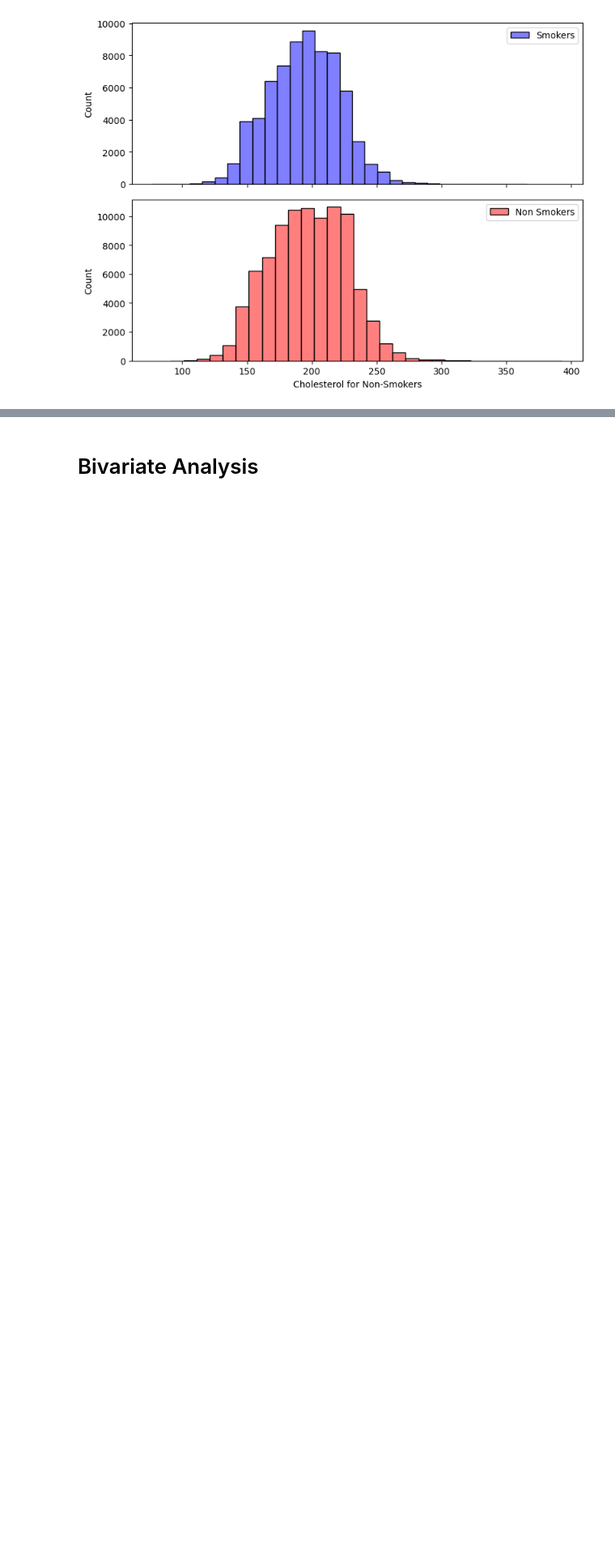
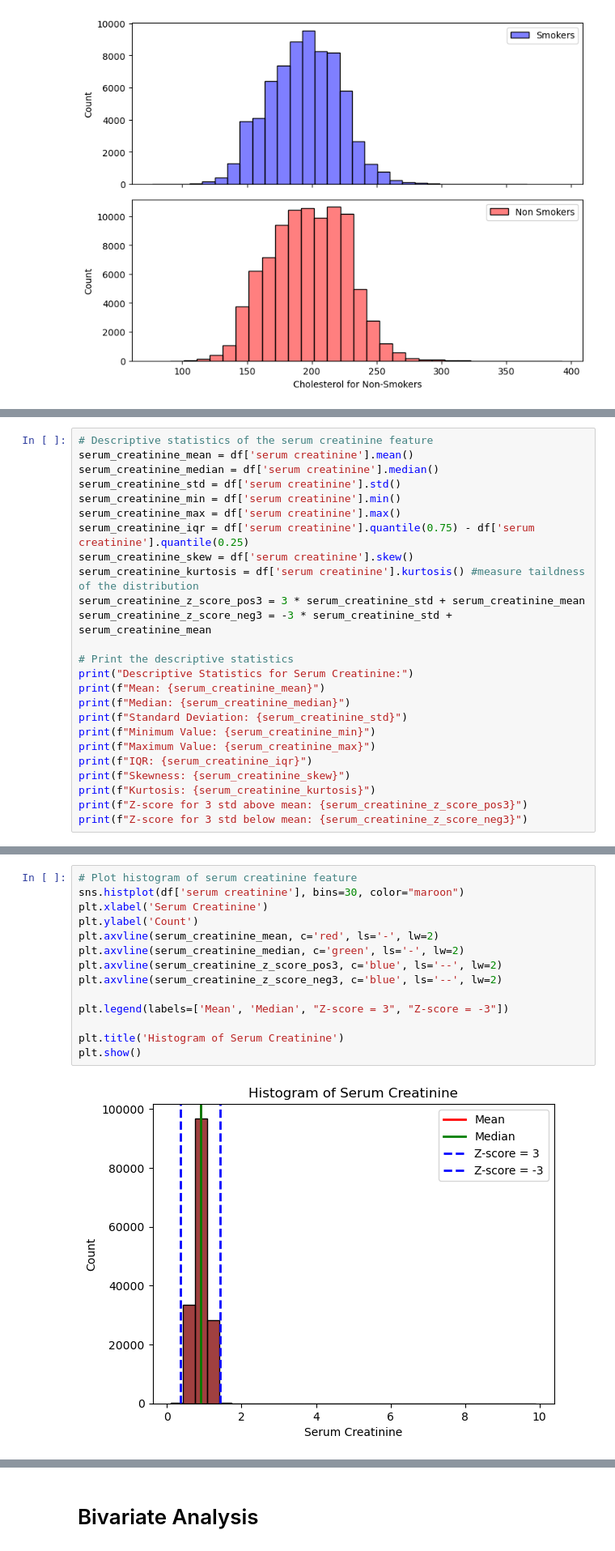
Before and after one commit to ahmedoy/SmokingData-Classification, a Jupyter notebook: data_analysis.ipynb, the cells around one changed output, grey strips where cells are left out. Shown at 81% size. Drawn from its saved outputs; the diff is of its cells as text; blank space fills up the shorter version.

Commit message:
Added serum creatinine feature

```diff
--- a/data_analysis.ipynb
+++ b/data_analysis.ipynb
@@ -967,0 +970,25 @@ plt.show()
+# %%
+# Descriptive statistics of the serum creatinine feature
+serum_creatinine_mean = df['serum creatinine'].mean()
+serum_creatinine_median = df['serum creatinine'].median()
+serum_creatinine_std = df['serum creatinine'].std()
+serum_creatinine_min = df['serum creatinine'].min()
+serum_creatinine_max = df['serum creatinine'].max()
+serum_creatinine_iqr = df['serum creatinine'].quantile(0.75) - df['serum creatinine'].quantile(0.25)
+serum_creatinine_skew = df['serum creatinine'].skew()
+serum_creatinine_kurtosis = df['serum creatinine'].kurtosis() #measure taildness of the distribution
+serum_creatinine_z_score_pos3 = 3 * serum_creatinine_std + serum_creatinine_mean
+serum_creatinine_z_score_neg3 = -3 * serum_creatinine_std + serum_creatinine_mean
+
+# Print the descriptive statistics
+print("Descriptive Statistics for Serum Creatinine:")
+print(f"Mean: {serum_creatinine_mean}")
+print(f"Median: {serum_creatinine_median}")
+print(f"Standard Deviation: {serum_creatinine_std}")
+print(f"Minimum Value: {serum_creatinine_min}")
+print(f"Maximum Value: {serum_creatinine_max}")
+print(f"IQR: {serum_creatinine_iqr}")
+print(f"Skewness: {serum_creatinine_skew}")
+print(f"Kurtosis: {serum_creatinine_kurtosis}")
+print(f"Z-score for 3 std above mean: {serum_creatinine_z_score_pos3}")
+print(f"Z-score for 3 std below mean: {serum_creatinine_z_score_neg3}")
@@ -967,0 +1009,16 @@ plt.show()
+# %%
+# Plot histogram of serum creatinine feature
+sns.histplot(df['serum creatinine'], bins=30, color="maroon")
+plt.xlabel('Serum Creatinine')
+plt.ylabel('Count')
+plt.axvline(serum_creatinine_mean, c='red', ls='-', lw=2)
+plt.axvline(serum_creatinine_median, c='green', ls='-', lw=2)
+plt.axvline(serum_creatinine_z_score_pos3, c='blue', ls='--', lw=2)
+plt.axvline(serum_creatinine_z_score_neg3, c='blue', ls='--', lw=2)
+
+plt.legend(labels=['Mean', 'Median', "Z-score = 3", "Z-score = -3"])
+
+plt.title('Histogram of Serum Creatinine')
+plt.show()
+# %% [output]
+[figure, added]
```
Also changed, not shown: parts of 8 cells of this notebook.
